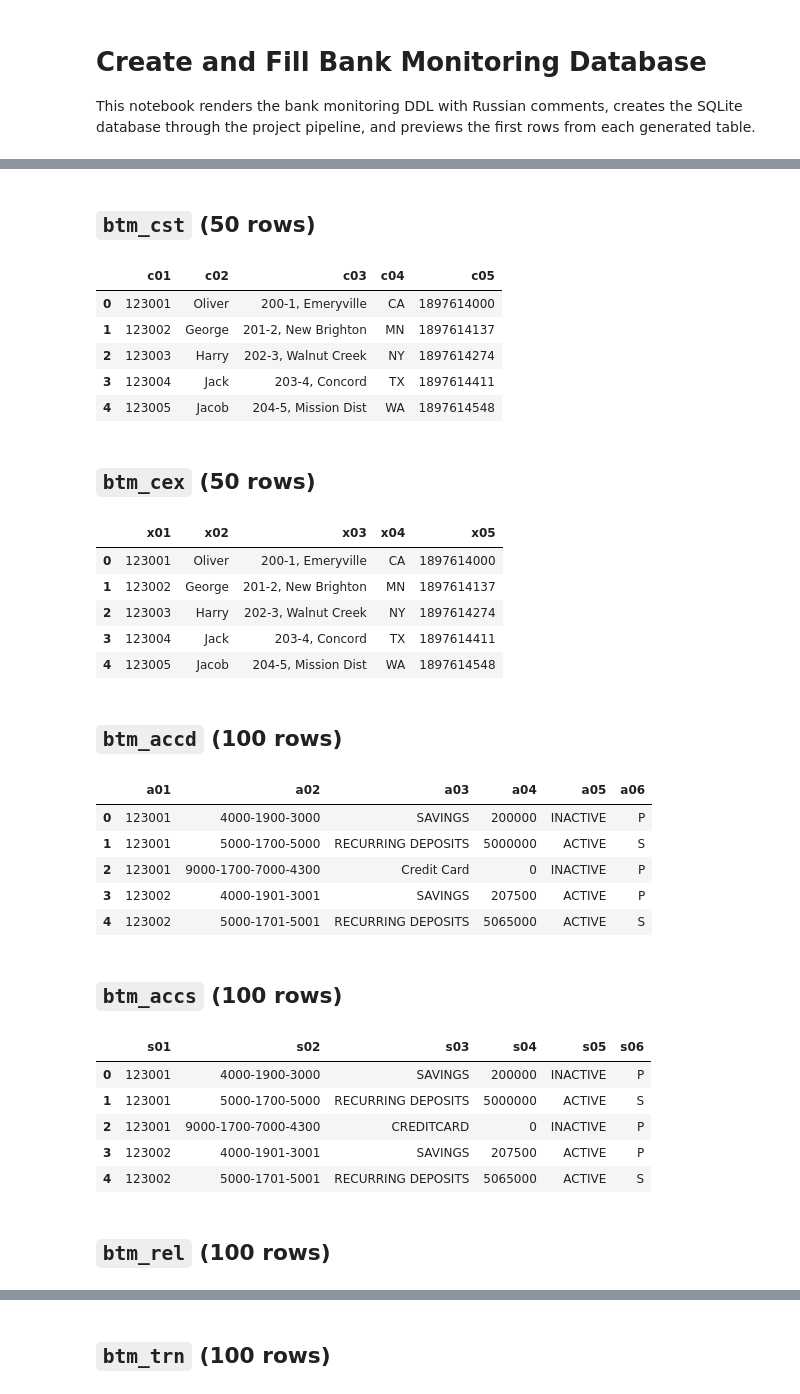
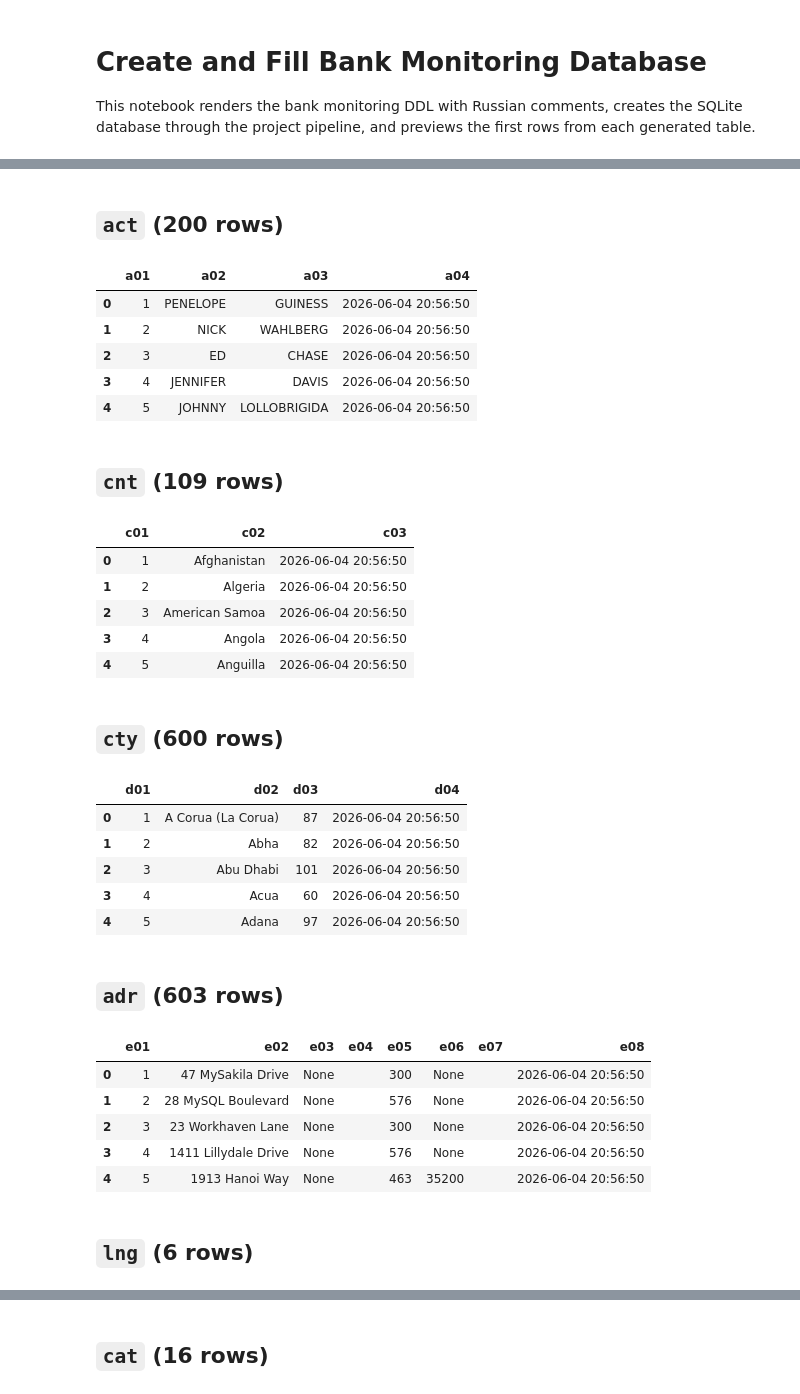
Before and after one commit to dvorobej/vanna-sql, a Jupyter notebook: notebooks/experiments/1_create_fill_db.ipynb, the cells around one changed output, grey strips where cells are left out. Saved outputs shown, nothing was run; the diff lists cells and outputs as text; code cells hidden in the pictures.

Commit message:
generate dbs, add sakila

```diff
--- a/notebooks/experiments/1_create_fill_db.ipynb
+++ b/notebooks/experiments/1_create_fill_db.ipynb
@@ -5,23 +5,25 @@ This notebook renders the bank monitoring DDL with Russian comments, creates the
 # %%
 from contextlib import redirect_stdout
 import io
+import os
 from pathlib import Path
 import sqlite3
 import sys
 from IPython.display import Markdown, display
 import pandas as pd
 
-from src.config import PROJECT_ROOT
+from src.config import PROJECT_ROOT, RAW_DATA_DIR
 from src.dataset import (  # noqa: E402
-    BANK_SCHEMA_MAPPING_PATH,
     build_database,
     render_ddl,
 )
 
 
-COMMENT_STYLE = "inline"
-COMMENT_VARIANT = "short"
+COMMENT_STYLE = "yaml" # "inline" or "yaml"
+COMMENT_VARIANT = "business" # "short" or "business" or "technical"
 PREVIEW_ROWS = 5
+DATABASE_NAME = "sakila" # "bank_transaction_monitoring" or "sakila"
+SCHEMA_MAPPING_PATH = os.path.join(RAW_DATA_DIR, DATABASE_NAME, "schema_mapping.json")
 # %%
 ddl = render_ddl(
     comment_style=COMMENT_STYLE,
@@ -52,13 +54,13 @@ CREATE TABLE btm_cex ( -- Экспортная копия клиентов.
 db_path = build_database(
     comment_style=COMMENT_STYLE,
     comment_variant=COMMENT_VARIANT,
-    database_name="bank_transaction_monitoring",
+    database_name=DATABASE_NAME,
     overwrite=True,
 )
 
 print(f"SQLite database created: {db_path}")
 
-schema_mapping = pd.read_json(BANK_SCHEMA_MAPPING_PATH, orient="index")
+schema_mapping = pd.read_json(SCHEMA_MAPPING_PATH, orient="index")
 table_names = schema_mapping.index.tolist()
 
 with sqlite3.connect(db_path) as connection:
@@ -71,29 +73,29 @@ SQLite database created: /home/dima/Sber/cursor_projects/vanna-sql/data/processe
-## `btm_cst` (50 rows)
+## `act` (200 rows)
-|  | c01 | c02 | c03 | c04 | c05 |
-| 0 | 123001 | Oliver | 200-1, Emeryville | CA | 1897614000 |
-| 1 | 123002 | George | 201-2, New Brighton | MN | 1897614137 |
-| 2 | 123003 | Harry | 202-3, Walnut Creek | NY | 1897614274 |
-| 3 | 123004 | Jack | 203-4, Concord | TX | 1897614411 |
-| 4 | 123005 | Jacob | 204-5, Mission Dist | WA | 1897614548 |
+|  | a01 | a02 | a03 | a04 |
+| 0 | 1 | PENELOPE | GUINESS | 2026-06-04 20:56:50 |
+| 1 | 2 | NICK | WAHLBERG | 2026-06-04 20:56:50 |
+| 2 | 3 | ED | CHASE | 2026-06-04 20:56:50 |
+| 3 | 4 | JENNIFER | DAVIS | 2026-06-04 20:56:50 |
+| 4 | 5 | JOHNNY | LOLLOBRIGIDA | 2026-06-04 20:56:50 |
-## `btm_cex` (50 rows)
+## `cnt` (109 rows)
-|  | x01 | x02 | x03 | x04 | x05 |
-| 0 | 123001 | Oliver | 200-1, Emeryville | CA | 1897614000 |
-| 1 | 123002 | George | 201-2, New Brighton | MN | 1897614137 |
-| 2 | 123003 | Harry | 202-3, Walnut Creek | NY | 1897614274 |
-| 3 | 123004 | Jack | 203-4, Concord | TX | 1897614411 |
-| 4 | 123005 | Jacob | 204-5, Mission Dist | WA | 1897614548 |
+|  | c01 | c02 | c03 |
+| 0 | 1 | Afghanistan | 2026-06-04 20:56:50 |
+| 1 | 2 | Algeria | 2026-06-04 20:56:50 |
+| 2 | 3 | American Samoa | 2026-06-04 20:56:50 |
+| 3 | 4 | Angola | 2026-06-04 20:56:50 |
+| 4 | 5 | Anguilla | 2026-06-04 20:56:50 |
-## `btm_accd` (100 rows)
+## `cty` (600 rows)
-|  | a01 | a02 | a03 | a04 | a05 | a06 |
-| 0 | 123001 | 4000-1900-3000 | SAVINGS | 200000 | INACTIVE | P |
-| 1 | 123001 | 5000-1700-5000 | RECURRING DEPOSITS | 5000000 | ACTIVE | S |
-| 2 | 123001 | 9000-1700-7000-4300 | Credit Card | 0 | INACTIVE | P |
-| 3 | 123002 | 4000-1901-3001 | SAVINGS | 207500 | ACTIVE | P |
-| 4 | 123002 | 5000-1701-5001 | RECURRING DEPOSITS | 5065000 | ACTIVE | S |
+|  | d01 | d02 | d03 | d04 |
+| 0 | 1 | A Corua (La Corua) | 87 | 2026-06-04 20:56:50 |
+| 1 | 2 | Abha | 82 | 2026-06-04 20:56:50 |
+| 2 | 3 | Abu Dhabi | 101 | 2026-06-04 20:56:50 |
+| 3 | 4 | Acua | 60 | 2026-06-04 20:56:50 |
+| 4 | 5 | Adana | 97 | 2026-06-04 20:56:50 |
-## `btm_accs` (100 rows)
+## `adr` (603 rows)
-|  | s01 | s02 | s03 | s04 | s05 | s06 |
-| 0 | 123001 | 4000-1900-3000 | SAVINGS | 200000 | INACTIVE | P |
-| 1 | 123001 | 5000-1700-5000 | RECURRING DEPOSITS | 5000000 | ACTIVE | S |
-| 2 | 123001 | 9000-1700-7000-4300 | CREDITCARD | 0 | INACTIVE | P |
-| 3 | 123002 | 4000-1901-3001 | SAVINGS | 207500 | ACTIVE | P |
-| 4 | 123002 | 5000-1701-5001 | RECURRING DEPOSITS | 5065000 | ACTIVE | S |
+|  | e01 | e02 | e03 | e04 | e05 | e06 | e07 | e08 |
+| 0 | 1 | 47 MySakila Drive | None |  | 300 | None |  | 2026-06-04 20:56:50 |
+| 1 | 2 | 28 MySQL Boulevard | None |  | 576 | None |  | 2026-06-04 20:56:50 |
+| 2 | 3 | 23 Workhaven Lane | None |  | 300 | None |  | 2026-06-04 20:56:50 |
+| 3 | 4 | 1411 Lillydale Drive | None |  | 576 | None |  | 2026-06-04 20:56:50 |
+| 4 | 5 | 1913 Hanoi Way | None |  | 463 | 35200 |  | 2026-06-04 20:56:50 |
-## `btm_rel` (100 rows)
+## `lng` (6 rows)
@@ -106 +108 @@ SQLite database created: /home/dima/Sber/cursor_projects/vanna-sql/data/processe
-## `btm_trn` (100 rows)
+## `cat` (16 rows)
```
Also changed, not shown: parts of 11 cells of this notebook, 15 other files.
